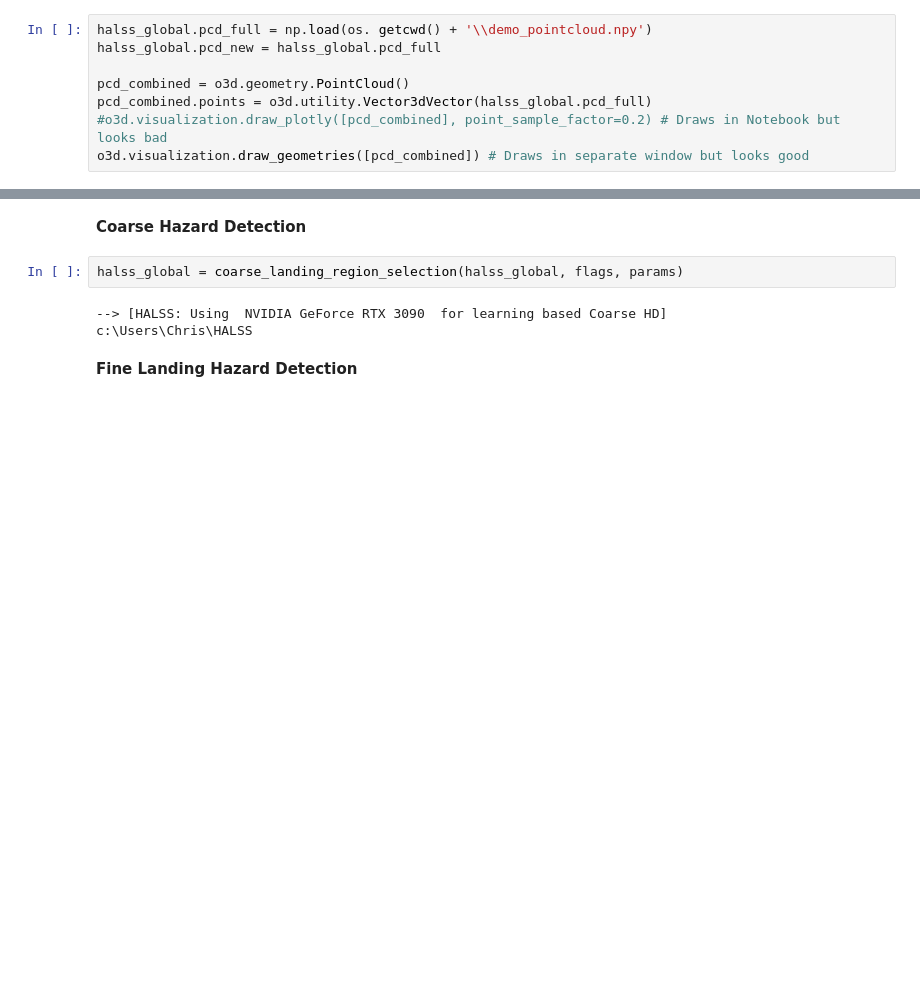
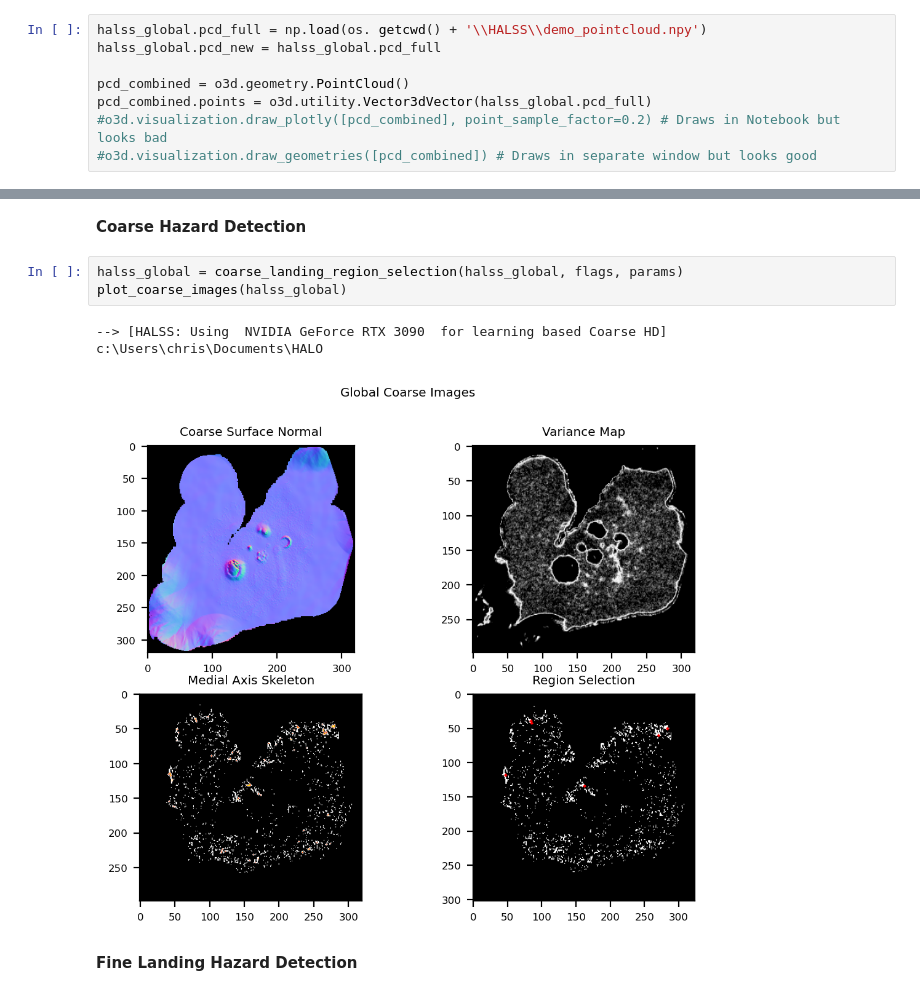
Before and after one commit to haynec/HALSS, a Jupyter notebook: demo_halss.ipynb, the cells around one changed output, grey strips where cells are left out. Saved outputs shown, nothing was run; the diff lists cells and outputs as text; blank space fills up the shorter version.

Commit message:
added plotting to halss notebook

```diff
--- a/demo_halss.ipynb
+++ b/demo_halss.ipynb
@@ -49,13 +56,13 @@ halss_global.y_cell_size = params.y_cell_size_coarse # Size of cell in y directi
 # %% [markdown]
 **Import Demo Pointcloud**
 # %%
-halss_global.pcd_full = np.load(os. getcwd() + '\\demo_pointcloud.npy')
+halss_global.pcd_full = np.load(os. getcwd() + '\\HALSS\\demo_pointcloud.npy')
 halss_global.pcd_new = halss_global.pcd_full
 
 pcd_combined = o3d.geometry.PointCloud()
 pcd_combined.points = o3d.utility.Vector3dVector(halss_global.pcd_full)
 #o3d.visualization.draw_plotly([pcd_combined], point_sample_factor=0.2) # Draws in Notebook but looks bad
-o3d.visualization.draw_geometries([pcd_combined]) # Draws in separate window but looks good
+#o3d.visualization.draw_geometries([pcd_combined]) # Draws in separate window but looks good
 # %% [markdown]
 **Convert Pointcloud to Surface Normal**
 
@@ -68,9 +75,11 @@ halss_global.downsample_pointcloud() # Downsample point cloud data
 **Coarse Hazard Detection**
 # %%
 halss_global = coarse_landing_region_selection(halss_global, flags, params)
+plot_coarse_images(halss_global)
 # %% [output]
 --> [HALSS: Using  NVIDIA GeForce RTX 3090  for learning based Coarse HD]
-c:\Users\Chris\HALSS
+c:\Users\chris\Documents\HALO
+[figure, added]
 # %% [markdown]
 **Fine Landing Hazard Detection**
 # %%
```
Also changed, not shown: parts of 11 cells of this notebook, 2 other files.
